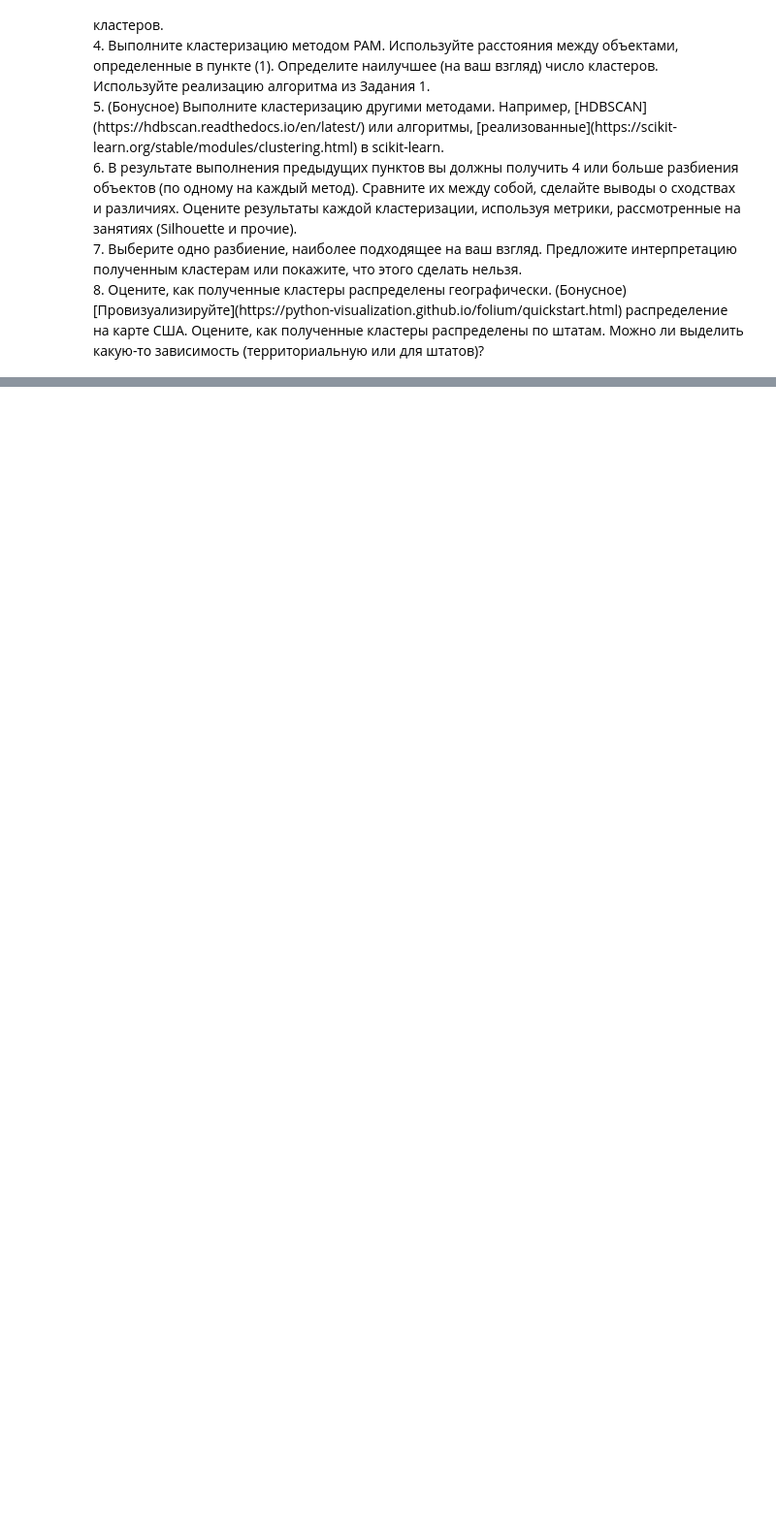
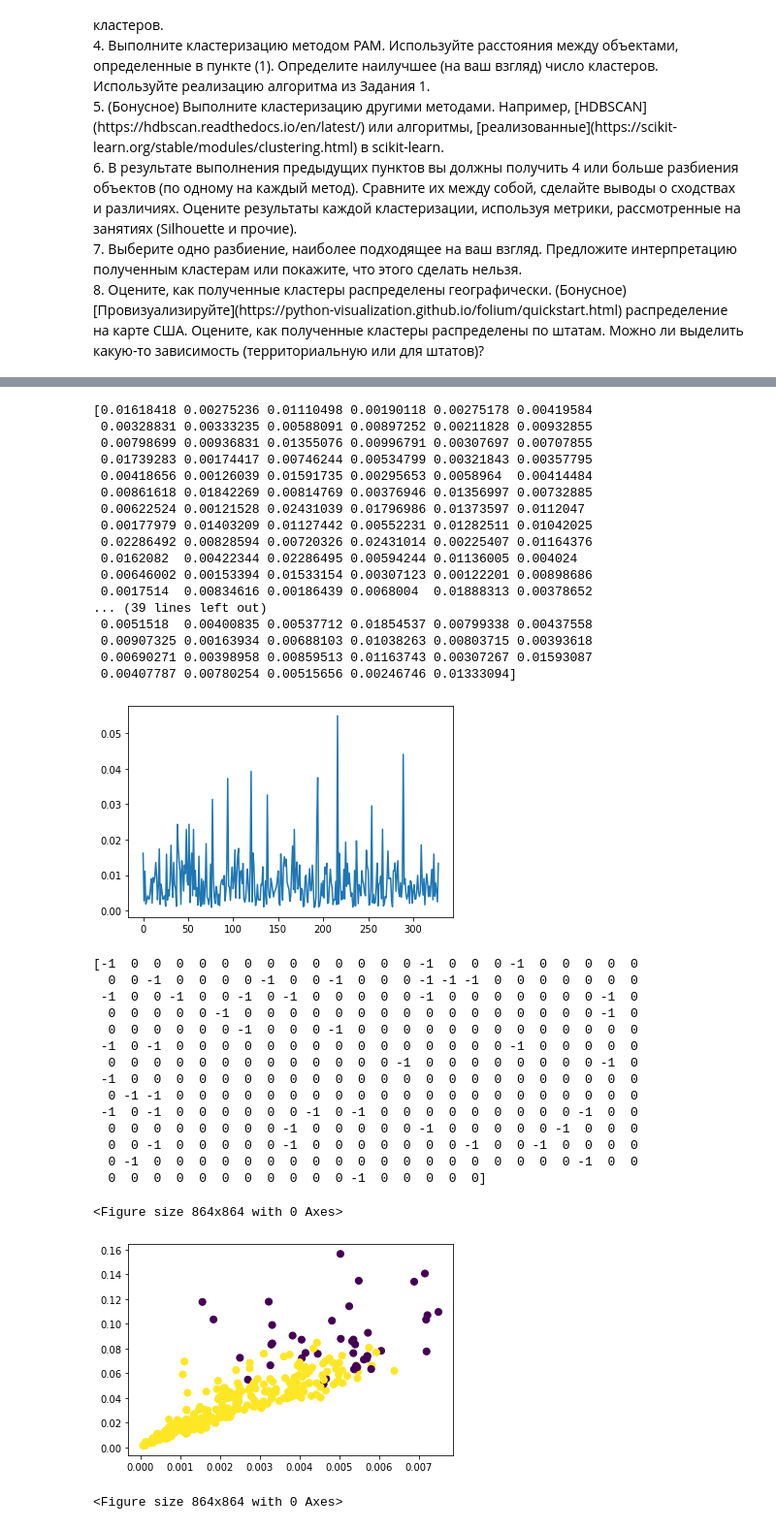
Before and after one commit to dariaAlium/iad, a Jupyter notebook: Lab_2_Clustering.ipynb, the cells around one changed output, grey strips where cells are left out. Shown: that part at 97% size. Saved outputs shown, nothing was run; the diff lists cells and outputs as text; code cells hidden in the pictures; blank space fills up the shorter version.

```diff
--- a/Lab_2_Clustering.ipynb
+++ b/Lab_2_Clustering.ipynb
@@ -137,0 +208,54 @@ data
+# %%
+# 2 task
+from sklearn.datasets import load_iris
+from sklearn.cluster import DBSCAN
+from sklearn.metrics.pairwise import pairwise_distances
+
+d = pairwise_distances(data_nec)
+d[d==0] = np.inf
+y = np.sort(d, axis=1)[:, :3].mean(axis=1)
+print(y)
+plt.plot(range(len(y)), y)
+plt.show()
+
+dbscan = DBSCAN(eps=0.015, min_samples=6)
+X_embedded = dbscan.fit_predict(data_nec)
+print(X_embedded)
+plt.scatter(data_nec.to_numpy()[:, 0], data_nec.to_numpy()[:, 1], c = X_embedded, s = 50, cmap = 'viridis')
+plt.figure(figsize=(12, 12))
+# %% [output]
+[0.01618418 0.00275236 0.01110498 0.00190118 0.00275178 0.00419584
+ 0.00328831 0.00333235 0.00588091 0.00897252 0.00211828 0.00932855
+ 0.00798699 0.00936831 0.01355076 0.00996791 0.00307697 0.00707855
+ 0.01739283 0.00174417 0.00746244 0.00534799 0.00321843 0.00357795
+ 0.00418656 0.00126039 0.01591735 0.00295653 0.0058964  0.00414484
+ 0.00861618 0.01842269 0.00814769 0.00376946 0.01356997 0.00732885
+ 0.00622524 0.00121528 0.02431039 0.01796986 0.01373597 0.0112047
+ 0.00177979 0.01403209 0.01127442 0.00552231 0.01282511 0.01042025
+ 0.02286492 0.00828594 0.00720326 0.02431014 0.00225407 0.01164376
+ 0.0162082  0.00422344 0.02286495 0.00594244 0.01136005 0.004024
+ 0.00646002 0.00153394 0.01533154 0.00307123 0.00122201 0.00898686
+ 0.0017514  0.00834616 0.00186439 0.0068004  0.01888313 0.00378652
+... (39 lines left out)
+ 0.0051518  0.00400835 0.00537712 0.01854537 0.00799338 0.00437558
+ 0.00907325 0.00163934 0.00688103 0.01038263 0.00803715 0.00393618
+ 0.00690271 0.00398958 0.00859513 0.01163743 0.00307267 0.01593087
+ 0.00407787 0.00780254 0.00515656 0.00246746 0.01333094]
+[figure, added]
+[-1  0  0  0  0  0  0  0  0  0  0  0  0  0 -1  0  0  0 -1  0  0  0  0  0
+  0  0 -1  0  0  0  0 -1  0  0 -1  0  0  0 -1 -1 -1  0  0  0  0  0  0  0
+ -1  0  0 -1  0  0 -1  0 -1  0  0  0  0  0 -1  0  0  0  0  0  0  0 -1  0
+  0  0  0  0  0 -1  0  0  0  0  0  0  0  0  0  0  0  0  0  0  0  0 -1  0
+  0  0  0  0  0  0 -1  0  0  0 -1  0  0  0  0  0  0  0  0  0  0  0  0  0
+ -1  0 -1  0  0  0  0  0  0  0  0  0  0  0  0  0  0  0 -1  0  0  0  0  0
+  0  0  0  0  0  0  0  0  0  0  0  0  0 -1  0  0  0  0  0  0  0  0 -1  0
+ -1  0  0  0  0  0  0  0  0  0  0  0  0  0  0  0  0  0  0  0  0  0  0  0
+  0 -1 -1  0  0  0  0  0  0  0  0  0  0  0  0  0  0  0  0  0  0  0  0  0
+ -1  0 -1  0  0  0  0  0  0 -1  0 -1  0  0  0  0  0  0  0  0  0 -1  0  0
+  0  0  0  0  0  0  0  0 -1  0  0  0  0  0 -1  0  0  0  0  0 -1  0  0  0
+  0  0 -1  0  0  0  0  0 -1  0  0  0  0  0  0  0 -1  0  0 -1  0  0  0  0
+  0 -1  0  0  0  0  0  0  0  0  0  0  0  0  0  0  0  0  0  0  0 -1  0  0
+  0  0  0  0  0  0  0  0  0  0  0 -1  0  0  0  0  0]
+<Figure size 864x864 with 0 Axes>
+[figure, added]
+<Figure size 864x864 with 0 Axes>
```
Also changed, not shown: parts of 8 cells of this notebook.
